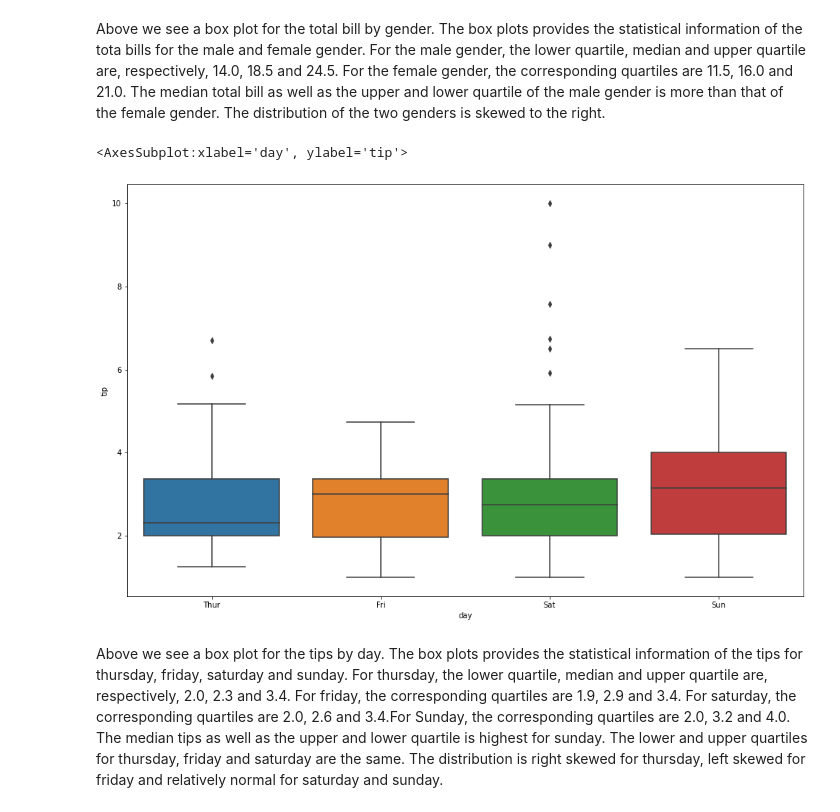
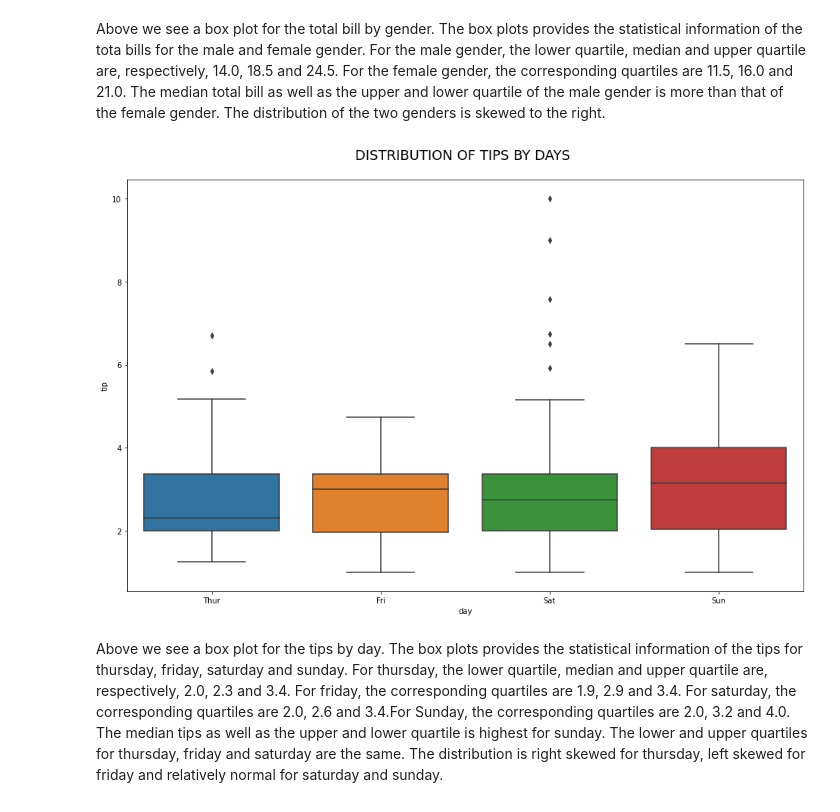
Before and after one commit to Beentha/stutern, a Jupyter notebook: module8assignment2.ipynb, the cells around one changed output. Drawn from its saved outputs; the diff is of its cells as text; code cells hidden in the pictures.

```diff
--- a/module8assignment2.ipynb
+++ b/module8assignment2.ipynb
@@ -41,11 +46,13 @@ Above we see a box plot for the total bill by gender. The box plots provides the
 # %%
 # Using boxplots generate the distribution of tips by days.
 fig = plt.figure(figsize=(16, 10))
 
 sns.boxplot(x="day", y="tip", data=tips)
+plt.title("Distribution of tips by days \n".upper(), fontdict={'fontsize': 18}, loc='center')
+
+plt.show()
 # %% [output]
-<AxesSubplot:xlabel='day', ylabel='tip'>
-[figure, old version]
+[figure, new version]
 # %% [markdown]
 Above we see a box plot for the tips by day. The box plots provides the statistical information of the tips for thursday, friday, saturday and sunday. For thursday, the lower quartile, median and upper quartile are, respectively, 2.0, 2.3 and 3.4. For friday, the corresponding quartiles are 1.9, 2.9 and 3.4. For saturday, the corresponding quartiles are 2.0, 2.6 and 3.4.For Sunday, the corresponding quartiles are 2.0, 3.2 and 4.0. The median tips as well as the upper and lower quartile is highest for sunday. The lower and upper quartiles for thursday, friday and saturday are the same.  The distribution is right skewed for thursday, left skewed for friday and relatively normal for saturday and sunday.
 # %%
```
Also changed, not shown: parts of 5 cells of this notebook, 1 other file.
